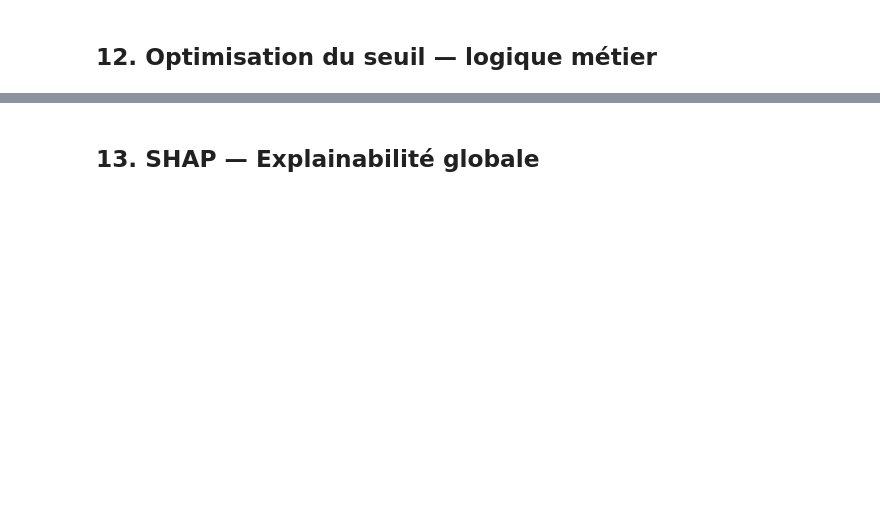
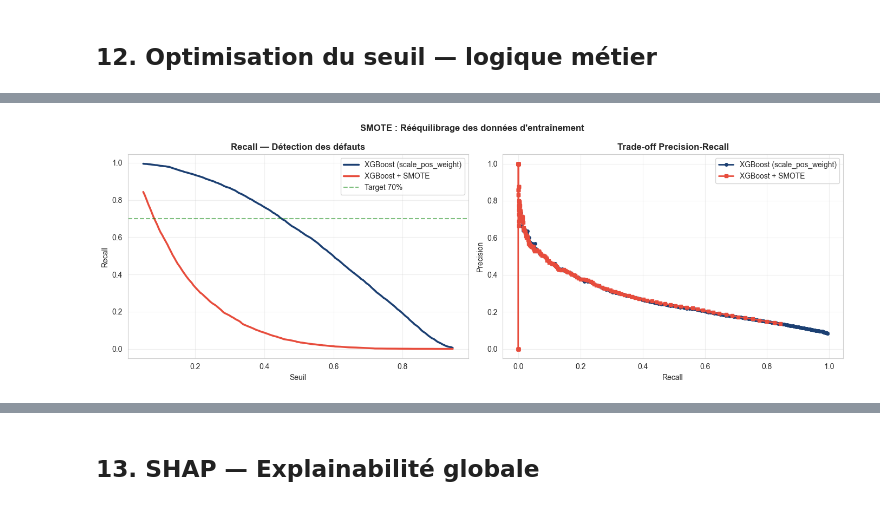
Before and after one commit to mangoderb-sudo/finshield-ai, a Jupyter notebook: notebooks/modeling/03_scoring_model_v2.ipynb, the cells around one changed output, grey strips where cells are left out. Saved outputs shown, nothing was run; the diff lists cells and outputs as text; code cells hidden in the pictures; blank space fills up the shorter version.

Commit message:
model scoring + fraud detection + debut structure RAG

```diff
--- a/notebooks/modeling/03_scoring_model_v2.ipynb
+++ b/notebooks/modeling/03_scoring_model_v2.ipynb
@@ -81,19 +162,14 @@ print('✅ Imports OK')
 # %% [markdown]
 ## 1. Chargement des données
 # %%
-from google.colab import drive
-drive.mount('/drive')
-
-DATA_PATH = '/drive/MyDrive/finshield-ai/data/raw/'
-
 # Table principale
-df = pd.read_csv(DATA_PATH + 'application_train.csv')
+df = pd.read_csv(RAW_DIR / 'application_train.csv')
 print(f'application_train : {df.shape}')
 print(f'Taux de défaut    : {df["TARGET"].mean():.2%}')
 
 # Table bureau (historique crédit externe) — apporte +0.03 AUC
 try:
-    bureau = pd.read_csv(DATA_PATH + 'bureau.csv')
+    bureau = pd.read_csv(RAW_DIR / 'bureau.csv')
     print(f'bureau            : {bureau.shape}')
     BUREAU_AVAILABLE = True
 except:
@@ -633,0 +974,83 @@ plt.show()
+# %%
+print('\n' + '='*70)
+print('STRATÉGIE 2 — SMOTE : Rééquilibrer les données avant entraînement')
+print('='*70)
+
+from imblearn.over_sampling import SMOTE
+from imblearn.pipeline import Pipeline as ImbPipeline
+
+# Crée une pipeline IMBLEARN pour intégrer SMOTE
+pipe_xgb_smote = ImbPipeline([
+    ('preprocessor', preprocessor),
+    ('smote', SMOTE(random_state=SEED, k_neighbors=5)),
+    ('model', xgb.XGBClassifier(
+        n_estimators      = 1000,
+        max_depth         = 5,
+        learning_rate     = 0.05,
+        subsample         = 0.8,
+        colsample_bytree  = 0.8,
+        min_child_weight  = 5,
+        reg_alpha         = 0.1,
+        reg_lambda        = 1.0,
+        scale_pos_weight  = 1.0,  # Équilibré par SMOTE, donc pas besoin de poids
+        eval_metric       = 'auc',
+        random_state      = SEED,
+        n_jobs            = -1,
+        tree_method       = 'hist'
+    ))
+])
+
+print('Training XGBoost + SMOTE sur X_dev...')
+pipe_xgb_smote.fit(X_dev, y_dev)
+y_proba_xgb_smote = pipe_xgb_smote.predict_proba(X_test)[:, 1]
+
+# Metrics
+auc_smote = roc_auc_score(y_test, y_proba_xgb_smote)
+print(f'✅ AUC-ROC (SMOTE) : {auc_smote:.4f}')
+
+# Optimise le seuil pour SMOTE aussi
+f1_scores_smote = [f1_score(y_test, (y_proba_xgb_smote >= t).astype(int)) for t in thresholds]
+best_t_smote = thresholds[np.argmax(f1_scores_smote)]
+y_pred_smote = (y_proba_xgb_smote >= best_t_smote).astype(int)
+
+print(f'Seuil F1 optimal (SMOTE) : {best_t_smote:.3f}')
+print(f'\nClassification Report (SMOTE + F1-optimal seuil) :')
+print(classification_report(y_test, y_pred_smote,
+                            target_names=['Pas défaut', 'Défaut']))
+
+# Comparaison graphique
+rec_scores_smote = [recall_score(y_test, (y_proba_xgb_smote >= t).astype(int)) for t in thresholds]
+prec_scores_smote = [precision_score(y_test, (y_proba_xgb_smote >= t).astype(int), zero_division=0) for t in thresholds]
+
+fig, axes = plt.subplots(1, 2, figsize=(14, 5))
+
+# Recall comparison
+axes[0].plot(thresholds, rec_scores, label='XGBoost (scale_pos_weight)',
+             color='#1B3F72', linewidth=2.5)
+axes[0].plot(thresholds, rec_scores_smote, label='XGBoost + SMOTE',
+             color='#E74C3C', linewidth=2.5)
+axes[0].axhline(y=0.70, color='green', linestyle='--', alpha=0.5, label='Target 70%')
+axes[0].set_xlabel('Seuil')
+axes[0].set_ylabel('Recall')
+axes[0].set_title('Recall — Détection des défauts', fontweight='bold')
+axes[0].legend()
+axes[0].grid(True, alpha=0.3)
+
+# Precision-Recall trade-off
+axes[1].plot(rec_scores, prec_scores, marker='o', label='XGBoost (scale_pos_weight)',
+             color='#1B3F72', linewidth=2, markersize=4)
+axes[1].plot(rec_scores_smote, prec_scores_smote, marker='s', label='XGBoost + SMOTE',
+             color='#E74C3C', linewidth=2, markersize=4)
+axes[1].set_xlabel('Recall')
+axes[1].set_ylabel('Precision')
+axes[1].set_title('Trade-off Precision-Recall', fontweight='bold')
+axes[1].legend()
+axes[1].grid(True, alpha=0.3)
+
+plt.suptitle('SMOTE : Rééquilibrage des données d\'entraînement', fontsize=12, fontweight='bold')
+plt.tight_layout()
+plt.savefig(DOCS_DIR / 'smote_comparison.png', bbox_inches='tight', dpi=150)
+plt.show()
+
+print('\n💡 SMOTE crée des défauts synthétiques → le modèle apprend mieux les patterns de défaut')
+# %% [output]
@@ -633,0 +1073 @@ plt.show()
+[figure, added]
```
Also changed, not shown: parts of 52 cells of this notebook, 9 other files.
